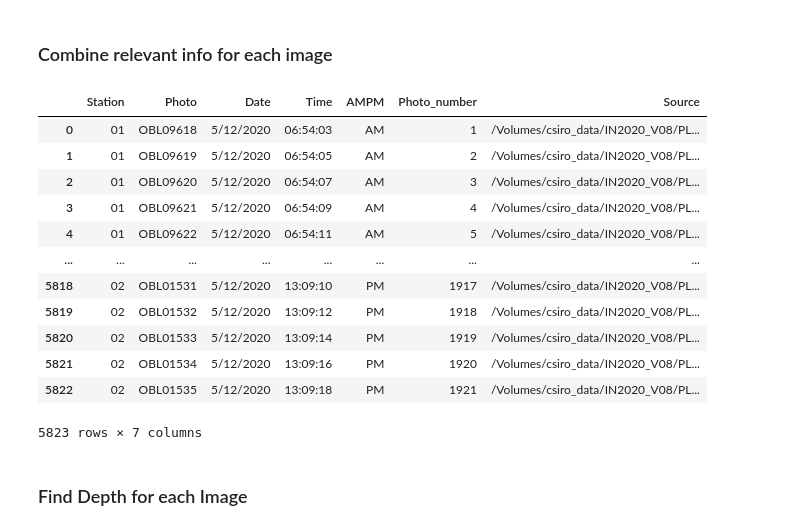
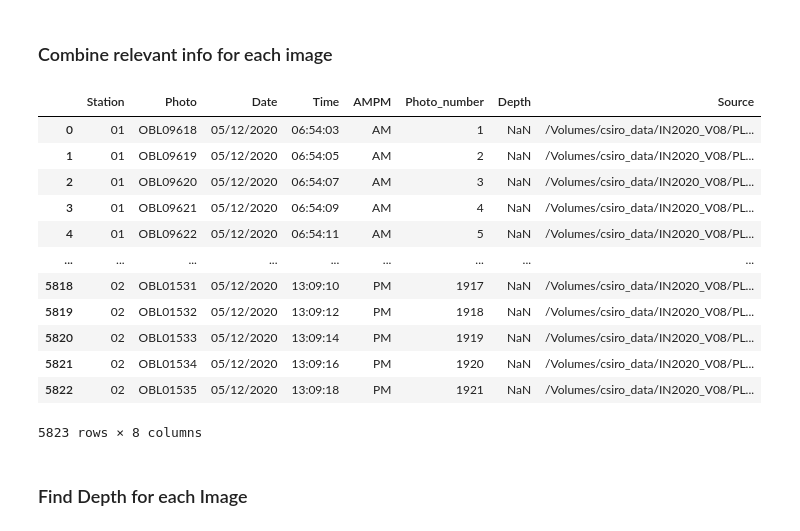
Before and after one commit to oceanhackweek/ohw24_proj_micronekton_img_pipeline_au, a Jupyter notebook: Regs_code.ipynb, the cells around one changed output. Cells and saved outputs as stored; diff of their text form; code cells hidden in the pictures.

```diff
--- a/Regs_code.ipynb
+++ b/Regs_code.ipynb
@@ -137,41 +142,45 @@ exif_info
 # %%
 import_df = pd.DataFrame()
 
 for index, img_info in exif_info.iterrows():
     station = img_info.Station
     photo = img_info.Photo
 
     # Filter the source_info DataFrame to match the current row
     img_source_info = source_info[(source_info.Station == station) & (source_info.Photo == photo)]
 
     if not img_source_info.empty:
         # Convert both rows to dictionaries
         img_info_dict = img_info.to_dict()
         img_source_info_dict = img_source_info.iloc[0].to_dict()
 
         # Combine dictionaries, img_source_info_dict will overwrite img_info_dict if there are conflicts
         combined_dict = {**img_info_dict, **img_source_info_dict}
 
         # Convert the combined dictionary to a DataFrame
         new_row_df = pd.DataFrame([combined_dict])
 
         # Append the new row DataFrame to import_df
         import_df = pd.concat([import_df, new_row_df], ignore_index=True)
 
+import_df.insert(len(import_df.columns) - 1, 'Depth', np.nan)
+
+import_df['Date'] = pd.to_datetime(import_df['Date']).dt.strftime('%m/%d/%Y')
+
 import_df
 # %% [output]
-|  | Station | Photo | Date | Time | AMPM | Photo_number | Source |
-| 0 | 01 | OBL09618 | 5/12/2020 | 06:54:03 | AM | 1 | /Volumes/csiro_data/IN2020_V08/PL... |
-| 1 | 01 | OBL09619 | 5/12/2020 | 06:54:05 | AM | 2 | /Volumes/csiro_data/IN2020_V08/PL... |
-| 2 | 01 | OBL09620 | 5/12/2020 | 06:54:07 | AM | 3 | /Volumes/csiro_data/IN2020_V08/PL... |
-| 3 | 01 | OBL09621 | 5/12/2020 | 06:54:09 | AM | 4 | /Volumes/csiro_data/IN2020_V08/PL... |
-| 4 | 01 | OBL09622 | 5/12/2020 | 06:54:11 | AM | 5 | /Volumes/csiro_data/IN2020_V08/PL... |
-| ... | ... | ... | ... | ... | ... | ... | ... |
-| 5818 | 02 | OBL01531 | 5/12/2020 | 13:09:10 | PM | 1917 | /Volumes/csiro_data/IN2020_V08/PL... |
-| 5819 | 02 | OBL01532 | 5/12/2020 | 13:09:12 | PM | 1918 | /Volumes/csiro_data/IN2020_V08/PL... |
-| 5820 | 02 | OBL01533 | 5/12/2020 | 13:09:14 | PM | 1919 | /Volumes/csiro_data/IN2020_V08/PL... |
-| 5821 | 02 | OBL01534 | 5/12/2020 | 13:09:16 | PM | 1920 | /Volumes/csiro_data/IN2020_V08/PL... |
-| 5822 | 02 | OBL01535 | 5/12/2020 | 13:09:18 | PM | 1921 | /Volumes/csiro_data/IN2020_V08/PL... |
+|  | Station | Photo | Date | Time | AMPM | Photo_number | Depth | Source |
+| 0 | 01 | OBL09618 | 05/12/2020 | 06:54:03 | AM | 1 | NaN | /Volumes/csiro_data/IN2020_V08/PL... |
+| 1 | 01 | OBL09619 | 05/12/2020 | 06:54:05 | AM | 2 | NaN | /Volumes/csiro_data/IN2020_V08/PL... |
+| 2 | 01 | OBL09620 | 05/12/2020 | 06:54:07 | AM | 3 | NaN | /Volumes/csiro_data/IN2020_V08/PL... |
+| 3 | 01 | OBL09621 | 05/12/2020 | 06:54:09 | AM | 4 | NaN | /Volumes/csiro_data/IN2020_V08/PL... |
+| 4 | 01 | OBL09622 | 05/12/2020 | 06:54:11 | AM | 5 | NaN | /Volumes/csiro_data/IN2020_V08/PL... |
+| ... | ... | ... | ... | ... | ... | ... | ... | ... |
+| 5818 | 02 | OBL01531 | 05/12/2020 | 13:09:10 | PM | 1917 | NaN | /Volumes/csiro_data/IN2020_V08/PL... |
+| 5819 | 02 | OBL01532 | 05/12/2020 | 13:09:12 | PM | 1918 | NaN | /Volumes/csiro_data/IN2020_V08/PL... |
+| 5820 | 02 | OBL01533 | 05/12/2020 | 13:09:14 | PM | 1919 | NaN | /Volumes/csiro_data/IN2020_V08/PL... |
+| 5821 | 02 | OBL01534 | 05/12/2020 | 13:09:16 | PM | 1920 | NaN | /Volumes/csiro_data/IN2020_V08/PL... |
+| 5822 | 02 | OBL01535 | 05/12/2020 | 13:09:18 | PM | 1921 | NaN | /Volumes/csiro_data/IN2020_V08/PL... |
-5823 rows × 7 columns
+5823 rows × 8 columns
 # %% [markdown]
 ### Find Depth for each Image
```
Also changed, not shown: parts of 10 cells of this notebook.
